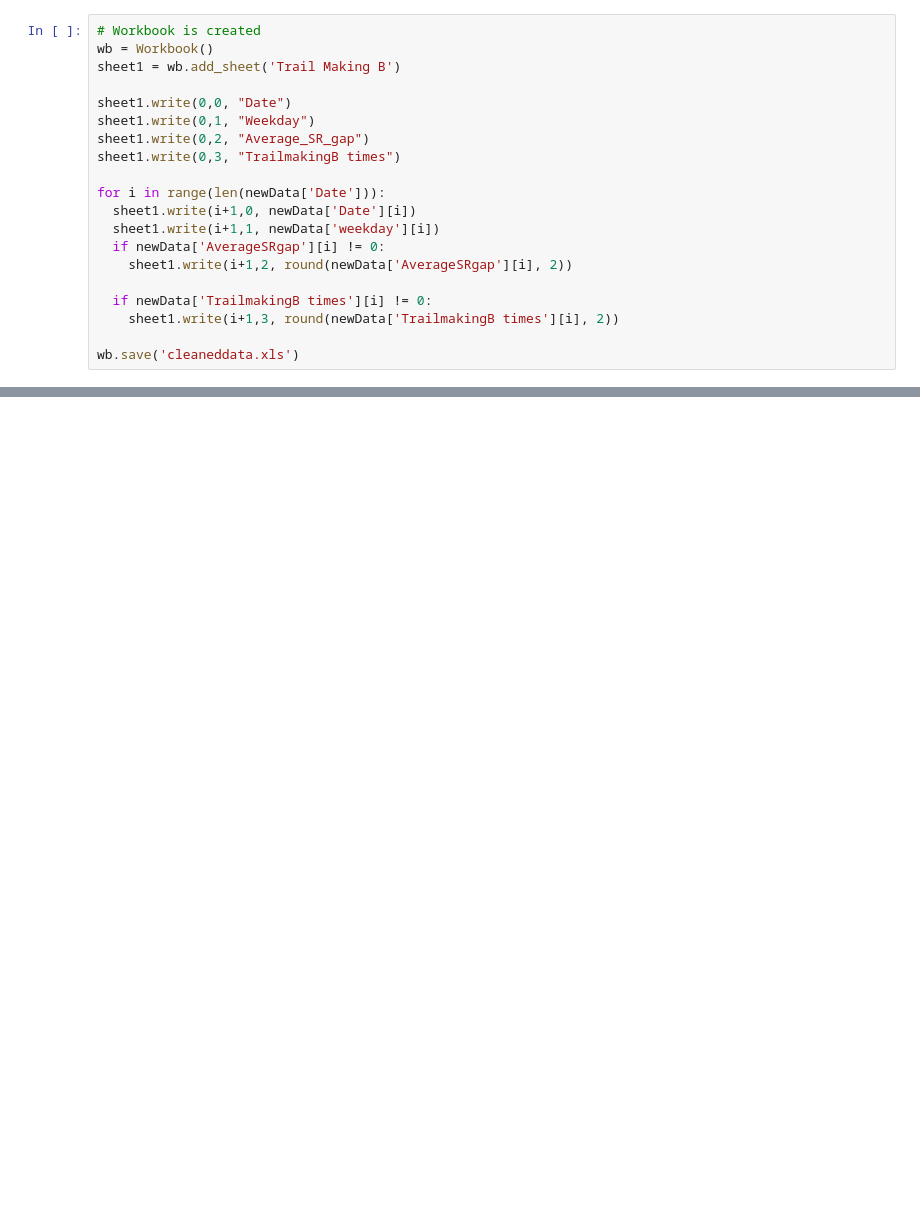
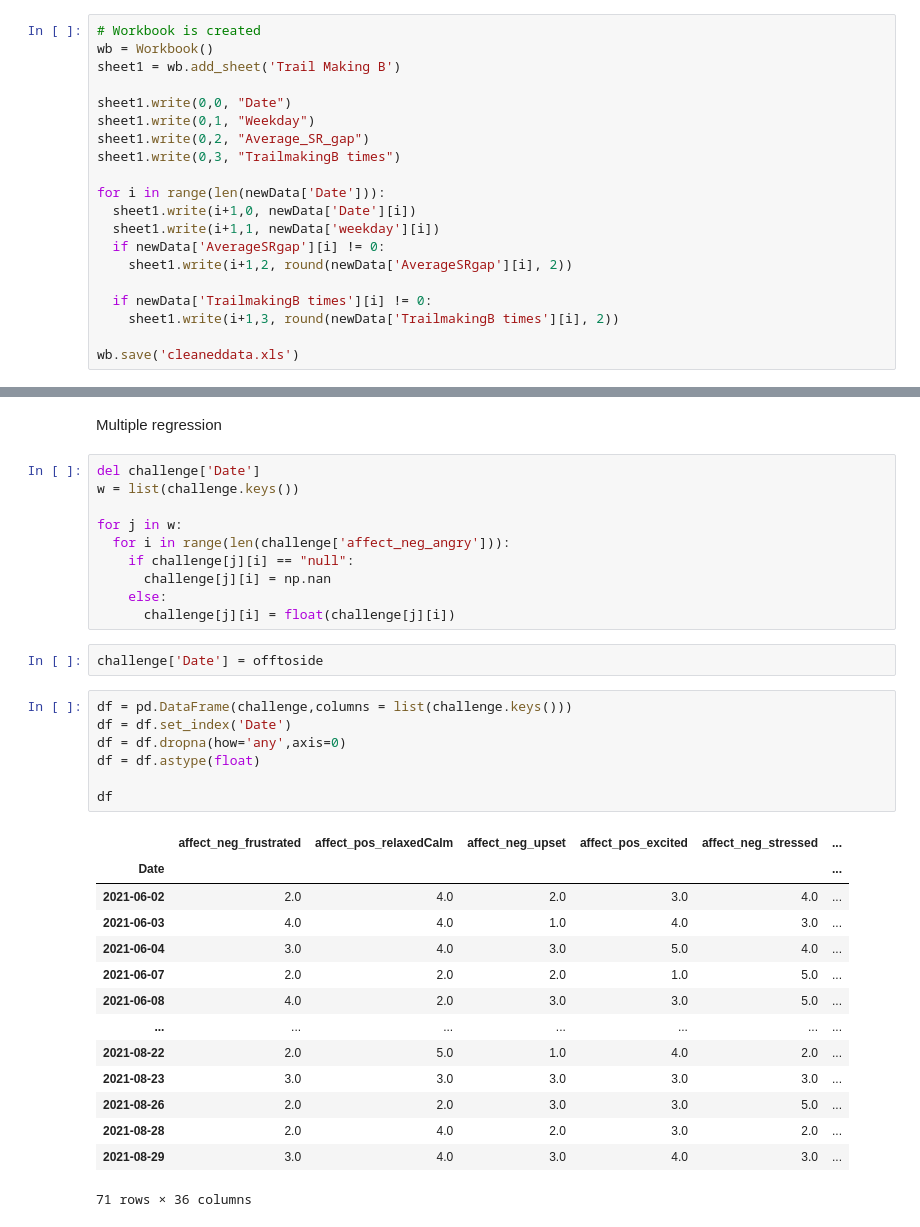
Before and after one commit to Mjoe00/Behaviour-Intention-Gap, a Jupyter notebook: Gap.ipynb, the cells around one changed output, grey strips where cells are left out. Drawn from its saved outputs; the diff is of its cells as text; blank space fills up the shorter version.

```diff
--- a/Gap.ipynb
+++ b/Gap.ipynb
@@ -774,0 +1238,36 @@ wb.save('cleaneddata.xls')
+# %% [markdown]
+Multiple regression
+# %%
+del challenge['Date']
+w = list(challenge.keys())
+
+for j in w:
+  for i in range(len(challenge['affect_neg_angry'])):
+    if challenge[j][i] == "null":
+      challenge[j][i] = np.nan
+    else:
+      challenge[j][i] = float(challenge[j][i])
+# %%
+challenge['Date'] = offtoside
+# %%
+df = pd.DataFrame(challenge,columns = list(challenge.keys()))
+df = df.set_index('Date')
+df = df.dropna(how='any',axis=0)
+df = df.astype(float)
+
+df
+# %% [output]
+|  | affect_neg_frustrated | affect_pos_relaxedCalm | affect_neg_upset | affect_pos_excited | affect_neg_stressed | ... |
+| Date |  |  |  |  |  | ... |
+| 2021-06-02 | 2.0 | 4.0 | 2.0 | 3.0 | 4.0 | ... |
+| 2021-06-03 | 4.0 | 4.0 | 1.0 | 4.0 | 3.0 | ... |
+| 2021-06-04 | 3.0 | 4.0 | 3.0 | 5.0 | 4.0 | ... |
+| 2021-06-07 | 2.0 | 2.0 | 2.0 | 1.0 | 5.0 | ... |
+| 2021-06-08 | 4.0 | 2.0 | 3.0 | 3.0 | 5.0 | ... |
+| ... | ... | ... | ... | ... | ... | ... |
+| 2021-08-22 | 2.0 | 5.0 | 1.0 | 4.0 | 2.0 | ... |
+| 2021-08-23 | 3.0 | 3.0 | 3.0 | 3.0 | 3.0 | ... |
+| 2021-08-26 | 2.0 | 2.0 | 3.0 | 3.0 | 5.0 | ... |
+| 2021-08-28 | 2.0 | 4.0 | 2.0 | 3.0 | 2.0 | ... |
+| 2021-08-29 | 3.0 | 4.0 | 3.0 | 4.0 | 3.0 | ... |
+71 rows × 36 columns
```
Also changed, not shown: parts of 77 cells of this notebook.
